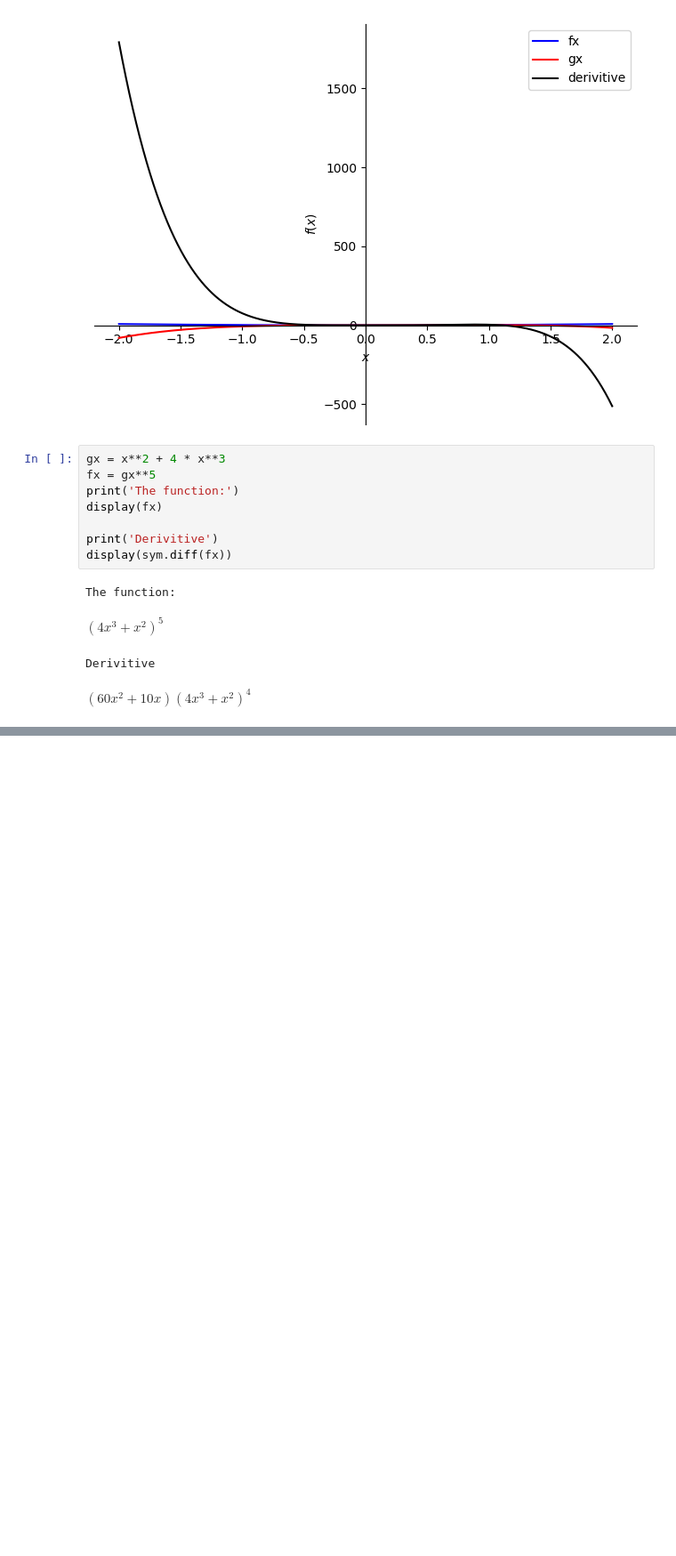
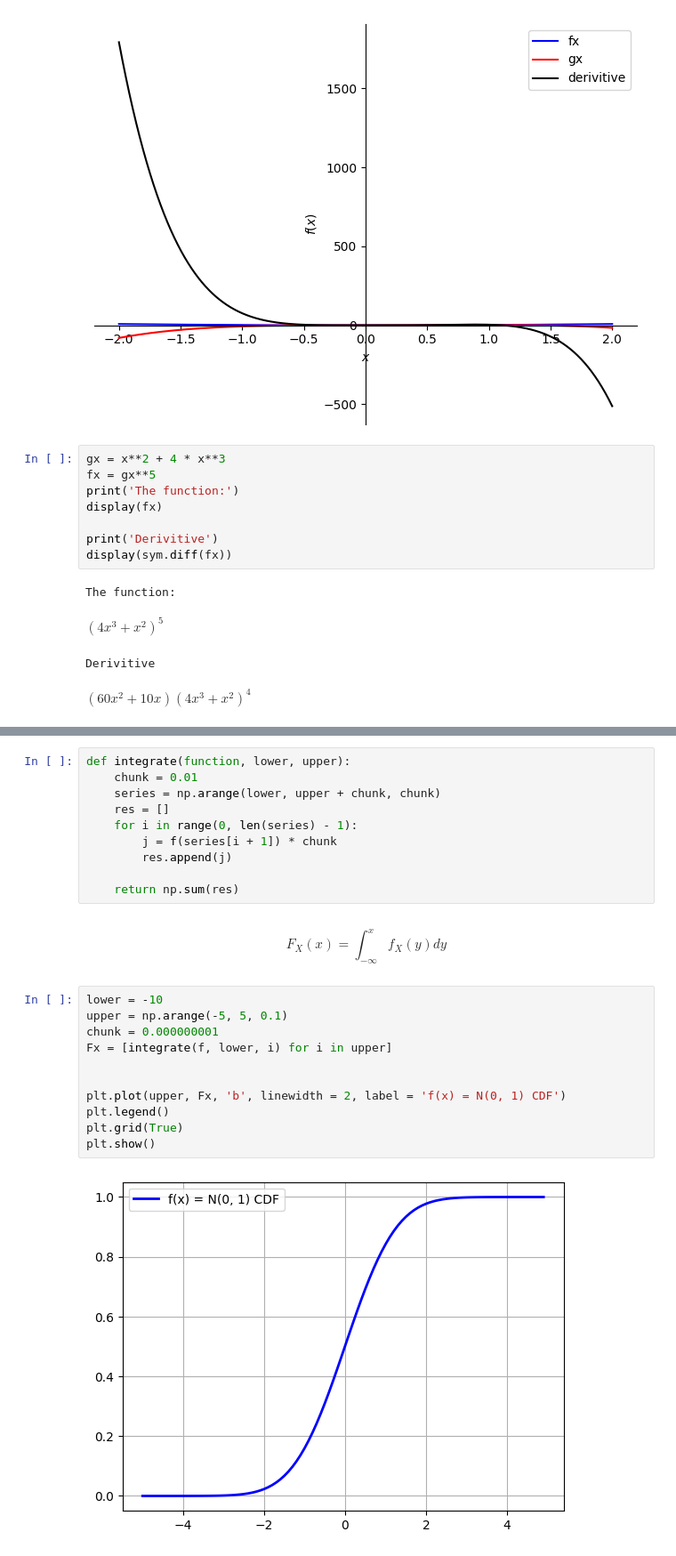
Before and after one commit to mus514/Probabilistic-ML, a Jupyter notebook: Math/derivitives.ipynb, the cells around one changed output, grey strips where cells are left out. Shown at 89% size. Saved outputs shown, nothing was run; the diff lists cells and outputs as text; blank space fills up the shorter version.

```diff
--- a/Math/derivitives.ipynb
+++ b/Math/derivitives.ipynb
@@ -119,0 +145,27 @@ $\displaystyle \left(60 x^{2} + 10 x\right) \left(4 x^{3} + x^{2}\right)^{4}$
+# %%
+def integrate(function, lower, upper):
+    chunk = 0.01
+    series = np.arange(lower, upper + chunk, chunk)
+    res = []
+    for i in range(0, len(series) - 1):
+        j = f(series[i + 1]) * chunk
+        res.append(j)
+
+    return np.sum(res)
+# %% [markdown]
+$$
+F_X(x) = \int_{-\infty}^{x}{f_X(y) dy}
+$$
+# %%
+lower = -10
+upper = np.arange(-5, 5, 0.1)
+chunk = 0.000000001
+Fx = [integrate(f, lower, i) for i in upper]
+
+
+plt.plot(upper, Fx, 'b', linewidth = 2, label = 'f(x) = N(0, 1) CDF')
+plt.legend()
+plt.grid(True)
+plt.show()
+# %% [output]
+[figure, added]
```
Also changed, not shown: parts of 5 cells of this notebook.
